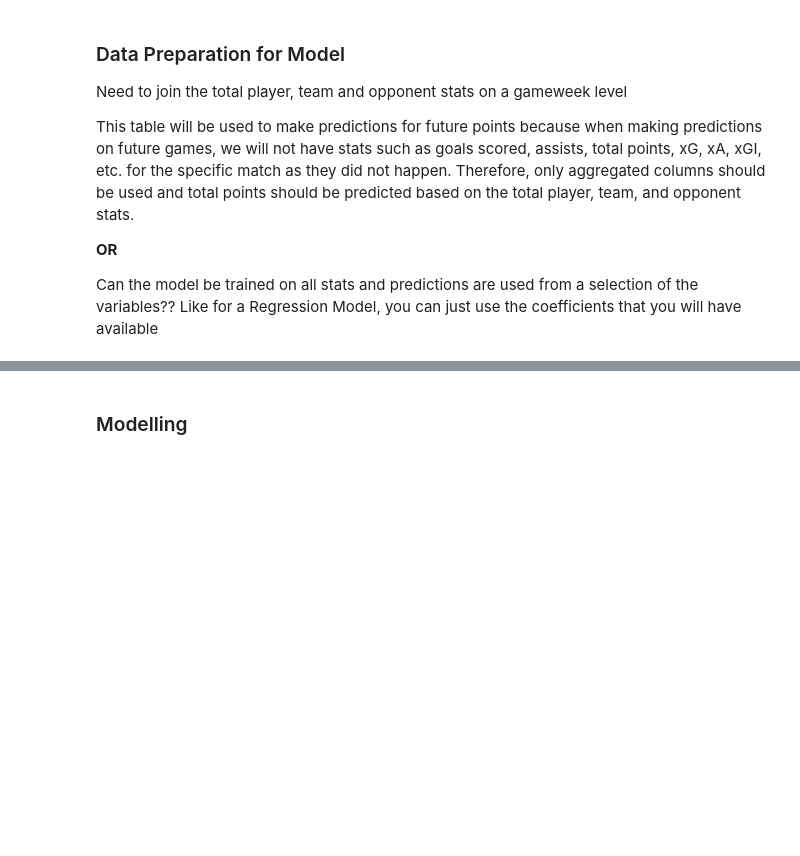
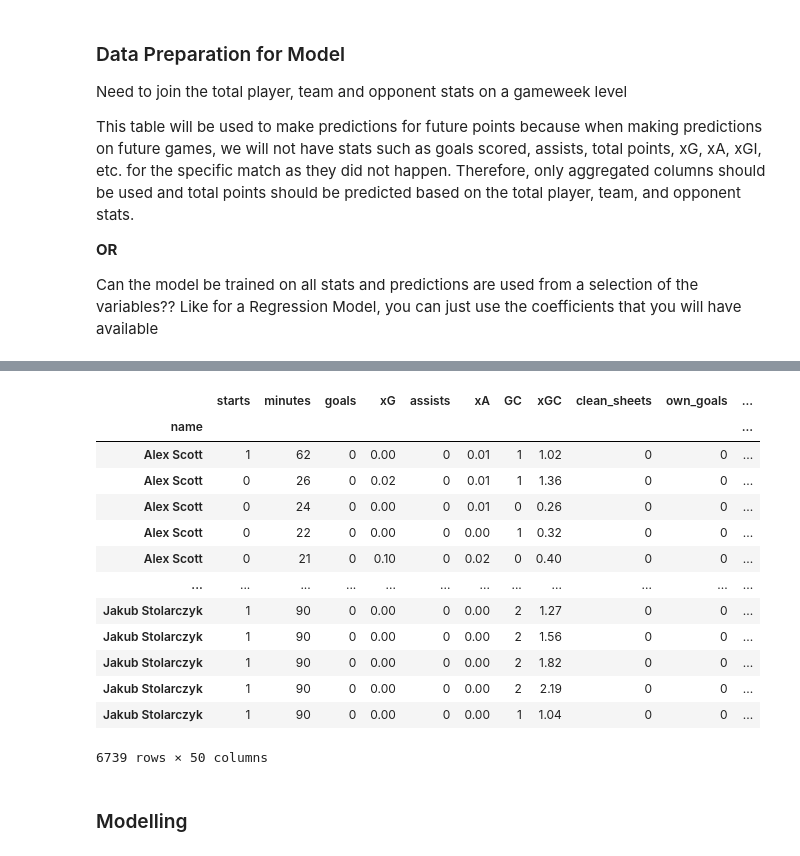
Before and after one commit to mattfurey1/fpl_points_predictor, a Jupyter notebook: project.ipynb, the cells around one changed output, grey strips where cells are left out. Cells and saved outputs as stored; diff of their text form; code cells hidden in the pictures; blank space fills up the shorter version.

```diff
--- a/project.ipynb
+++ b/project.ipynb
@@ -608,2 +590,29 @@ gw_opponent_joined
+# %%
+# remove categorical and indetifier variables from the final model dataframe
+final_model_df = gw_opponent_joined.drop(columns=["GW", "fixture", "team", "opponent"])
+
+# set the index of the df as the player, so we can map the predicted points to a player for a fixture
+final_model_df = final_model_df.set_index('name')
+
+# get dummy variables for the position column
+final_model_df = pd.get_dummies(final_model_df, columns=['position'])
+
+# this should be the final dataframe to use for the model
+final_model_df
+# %% [output]
+|  | starts | minutes | goals | xG | assists | xA | GC | xGC | clean_sheets | own_goals | ... |
+| name |  |  |  |  |  |  |  |  |  |  | ... |
+| Alex Scott | 1 | 62 | 0 | 0.00 | 0 | 0.01 | 1 | 1.02 | 0 | 0 | ... |
+| Alex Scott | 0 | 26 | 0 | 0.02 | 0 | 0.01 | 1 | 1.36 | 0 | 0 | ... |
+| Alex Scott | 0 | 24 | 0 | 0.00 | 0 | 0.01 | 0 | 0.26 | 0 | 0 | ... |
+| Alex Scott | 0 | 22 | 0 | 0.00 | 0 | 0.00 | 1 | 0.32 | 0 | 0 | ... |
+| Alex Scott | 0 | 21 | 0 | 0.10 | 0 | 0.02 | 0 | 0.40 | 0 | 0 | ... |
+| ... | ... | ... | ... | ... | ... | ... | ... | ... | ... | ... | ... |
+| Jakub Stolarczyk | 1 | 90 | 0 | 0.00 | 0 | 0.00 | 2 | 1.27 | 0 | 0 | ... |
+| Jakub Stolarczyk | 1 | 90 | 0 | 0.00 | 0 | 0.00 | 2 | 1.56 | 0 | 0 | ... |
+| Jakub Stolarczyk | 1 | 90 | 0 | 0.00 | 0 | 0.00 | 2 | 1.82 | 0 | 0 | ... |
+| Jakub Stolarczyk | 1 | 90 | 0 | 0.00 | 0 | 0.00 | 2 | 2.19 | 0 | 0 | ... |
+| Jakub Stolarczyk | 1 | 90 | 0 | 0.00 | 0 | 0.00 | 1 | 1.04 | 0 | 0 | ... |
+6739 rows × 50 columns
 # %% [markdown]
 ### Modelling
```
Also changed, not shown: parts of 11 cells of this notebook.
